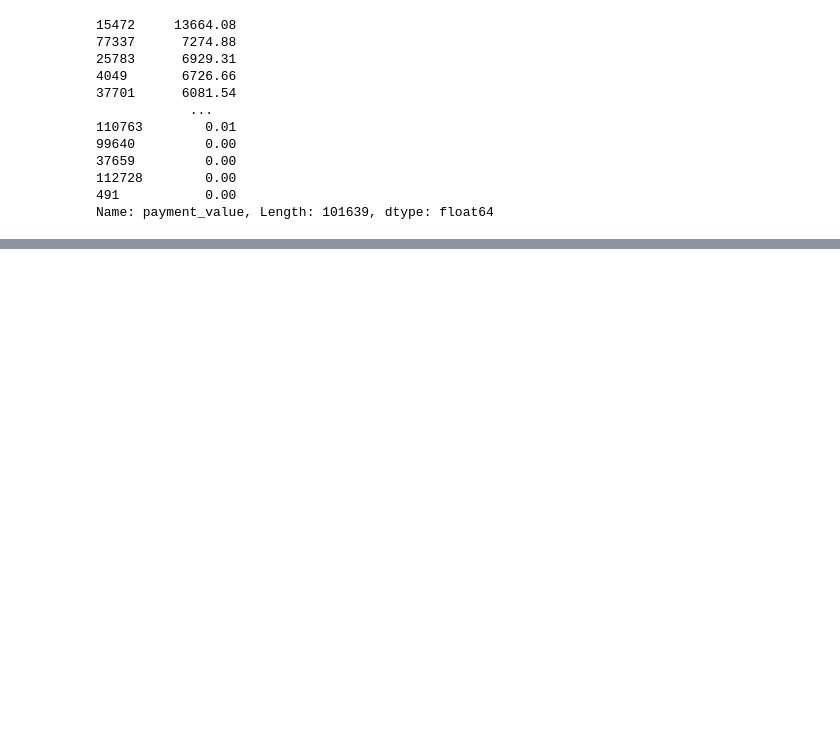
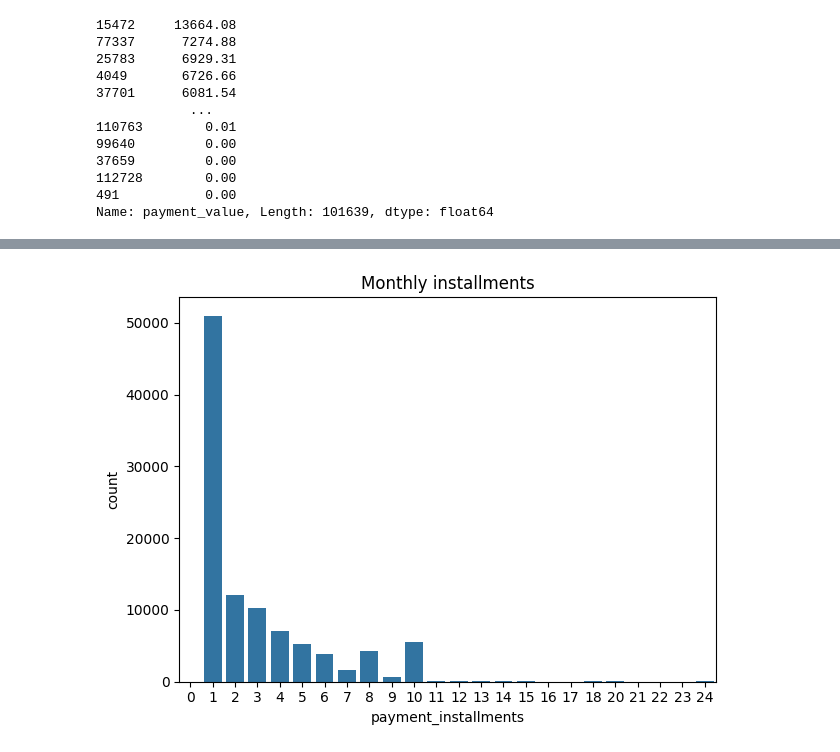
Before and after one commit to sherifalaa42/Brazilian_ecommerce, a Jupyter notebook: Data_wranggling.ipynb, the cells around one changed output, grey strips where cells are left out. Cells and saved outputs as stored; diff of their text form; code cells hidden in the pictures; blank space fills up the shorter version.

```diff
--- a/Data_wranggling.ipynb
+++ b/Data_wranggling.ipynb
@@ -271,2 +312,8 @@ delivered    101633
 canceled          7
 Name: count, dtype: int64
+# %%
+sns.barplot(df['payment_installments'].value_counts())
+plt.title("Monthly installments")
+plt.tight_layout()
+# %% [output]
+[figure, added]
```
Also changed, not shown: parts of 32 cells of this notebook, 1 other file.
